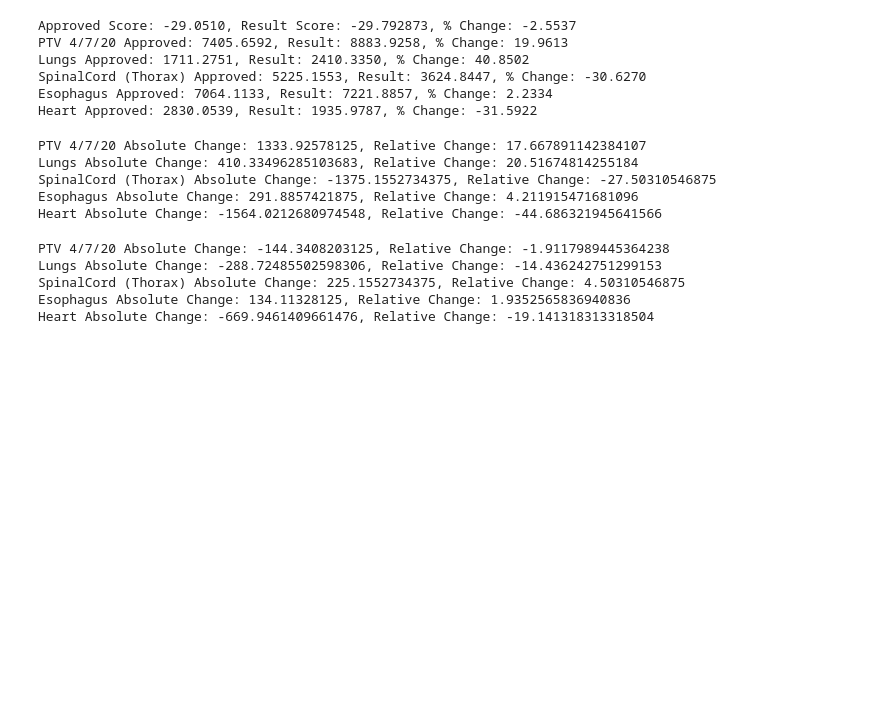
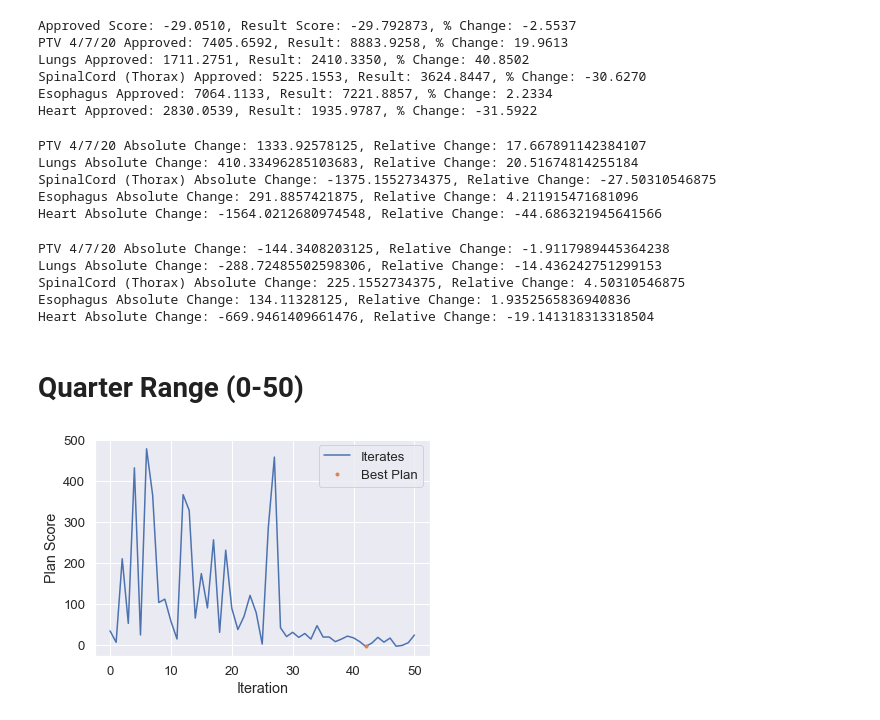
Before and after one commit to kels271828/RayBay, a Jupyter notebook: results/newPatient.ipynb, the cells around one changed output. Saved outputs shown, nothing was run; the diff lists cells and outputs as text; code cells hidden in the pictures; blank space fills up the shorter version.

Commit message:
new patient results quarter pars

```diff
--- a/results/newPatient.ipynb
+++ b/results/newPatient.ipynb
@@ -173,0 +172,15 @@ Heart Absolute Change: -669.9461409661476, Relative Change: -19.141318313318504
+# %% [markdown]
+# Quarter Range (0-50)
+# %%
+fun_quarter0 = np.load('6_16_quarter/first/fun.npy')
+func_vals_quarter0 = np.load('6_16_quarter/first/func_vals.npy')
+x_quarter0 = np.load('6_16_quarter/first/x.npy')
+x_iters_quarter0 = np.load('6_16_quarter/first/x_iters.npy')
+stats_quarter0 = np.load('6_16_quarter/first/stats.npy', allow_pickle=True).item()
+dvh_quarter0 = np.load('6_16_quarter/first/dvh.npy', allow_pickle=True).item()
+objs_quarter0 = np.load('6_16_quarter/first/objs.npy', allow_pickle=True).item()
+# %%
+# Optimization
+plot_opt(func_vals_quarter0)
+# %% [output]
+[figure, added]
```
Also changed, not shown: parts of 14 cells of this notebook, 15 other files.
